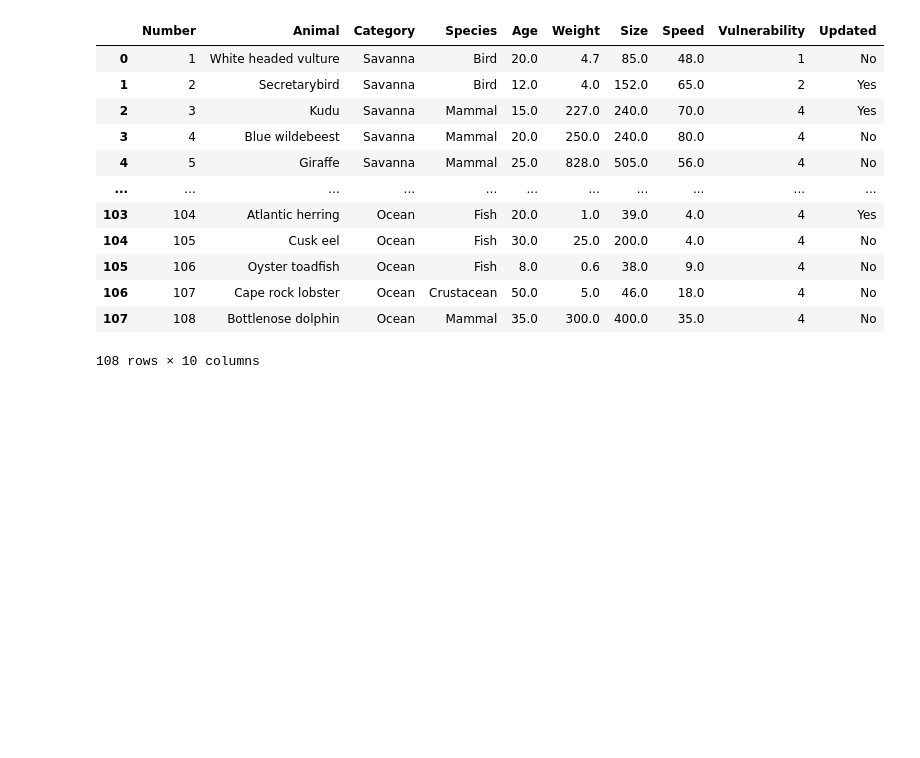
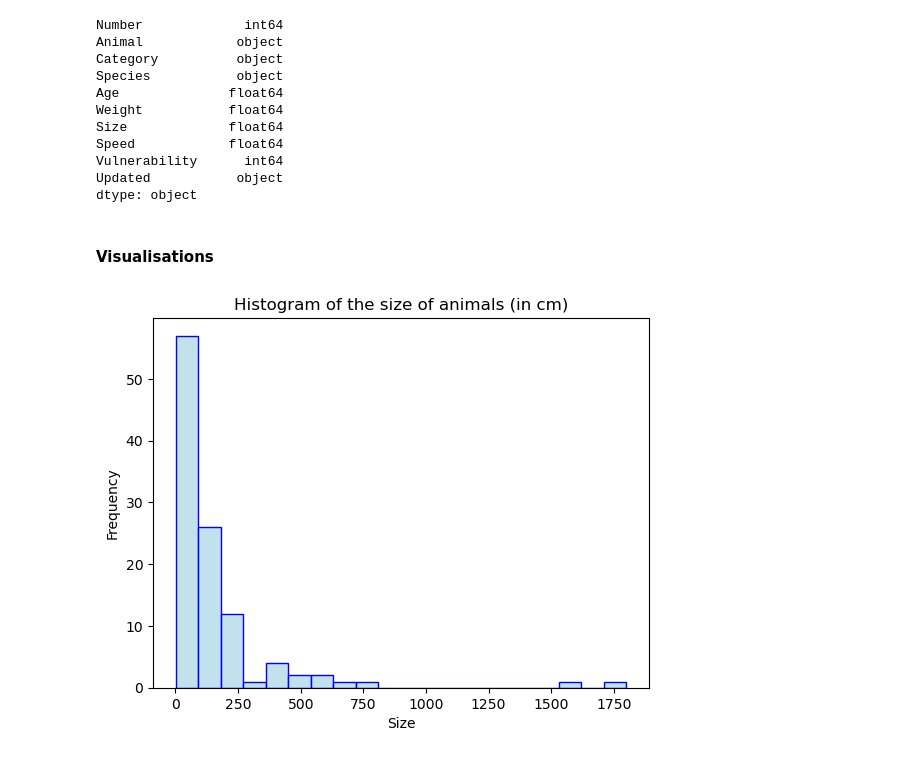
Before and after one commit to topollonaketsana/Coding-Summer-School-CSS, a Jupyter notebook: week 2/probability and statistics/EDA.ipynb, the cells around one changed output. Cells and saved outputs as stored; diff of their text form; code cells hidden in the pictures; blank space fills up the shorter version.

```diff
--- a/week 2/probability and statistics/EDA.ipynb
+++ b/week 2/probability and statistics/EDA.ipynb
@@ -11,16 +71,26 @@ animals = pd.read_csv('super-animals.csv')
 # %%
-animals
+animals.dtypes
 # %% [output]
-|  | Number | Animal | Category | Species | Age | Weight | Size | Speed | Vulnerability | Updated |
-| 0 | 1 | White headed vulture | Savanna | Bird | 20.0 | 4.7 | 85.0 | 48.0 | 1 | No |
-| 1 | 2 | Secretarybird | Savanna | Bird | 12.0 | 4.0 | 152.0 | 65.0 | 2 | Yes |
-| 2 | 3 | Kudu | Savanna | Mammal | 15.0 | 227.0 | 240.0 | 70.0 | 4 | Yes |
-| 3 | 4 | Blue wildebeest | Savanna | Mammal | 20.0 | 250.0 | 240.0 | 80.0 | 4 | No |
-| 4 | 5 | Giraffe | Savanna | Mammal | 25.0 | 828.0 | 505.0 | 56.0 | 4 | No |
-| ... | ... | ... | ... | ... | ... | ... | ... | ... | ... | ... |
-| 103 | 104 | Atlantic herring | Ocean | Fish | 20.0 | 1.0 | 39.0 | 4.0 | 4 | Yes |
-| 104 | 105 | Cusk eel | Ocean | Fish | 30.0 | 25.0 | 200.0 | 4.0 | 4 | No |
-| 105 | 106 | Oyster toadfish | Ocean | Fish | 8.0 | 0.6 | 38.0 | 9.0 | 4 | No |
-| 106 | 107 | Cape rock lobster | Ocean | Crustacean | 50.0 | 5.0 | 46.0 | 18.0 | 4 | No |
-| 107 | 108 | Bottlenose dolphin | Ocean | Mammal | 35.0 | 300.0 | 400.0 | 35.0 | 4 | No |
-108 rows × 10 columns
+Number             int64
+Animal            object
+Category          object
+Species           object
+Age              float64
+Weight           float64
+Size             float64
+Speed            float64
+Vulnerability      int64
+Updated           object
+dtype: object
+# %% [markdown]
+#### Visualisations
+# %%
+## draw hist plot
+size = sns.histplot(data= animals, x= 'Size',
+                    color= 'lightblue', edgecolor= 'b',
+                    bins= 20)
+size.set(ylabel= 'Frequency', title= 'Histogram of the size of animals (in cm)')
+
+plt.show()
+# %% [output]
+[figure, added]
```
Also changed, not shown: parts of 8 cells of this notebook.
